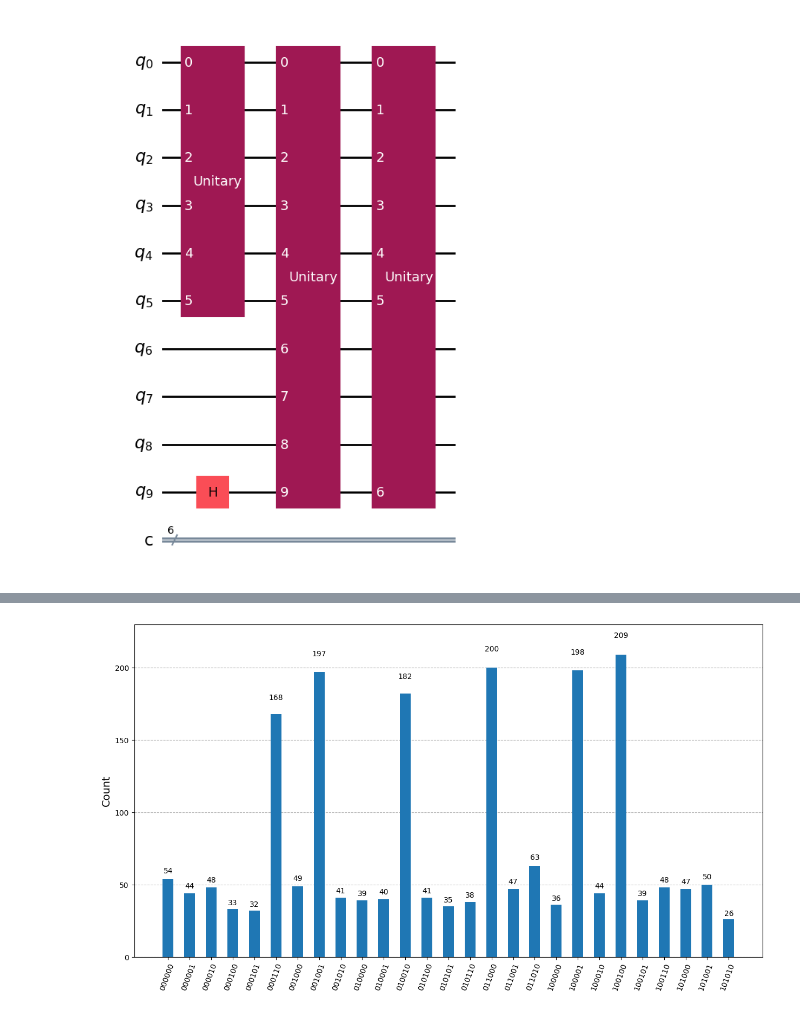
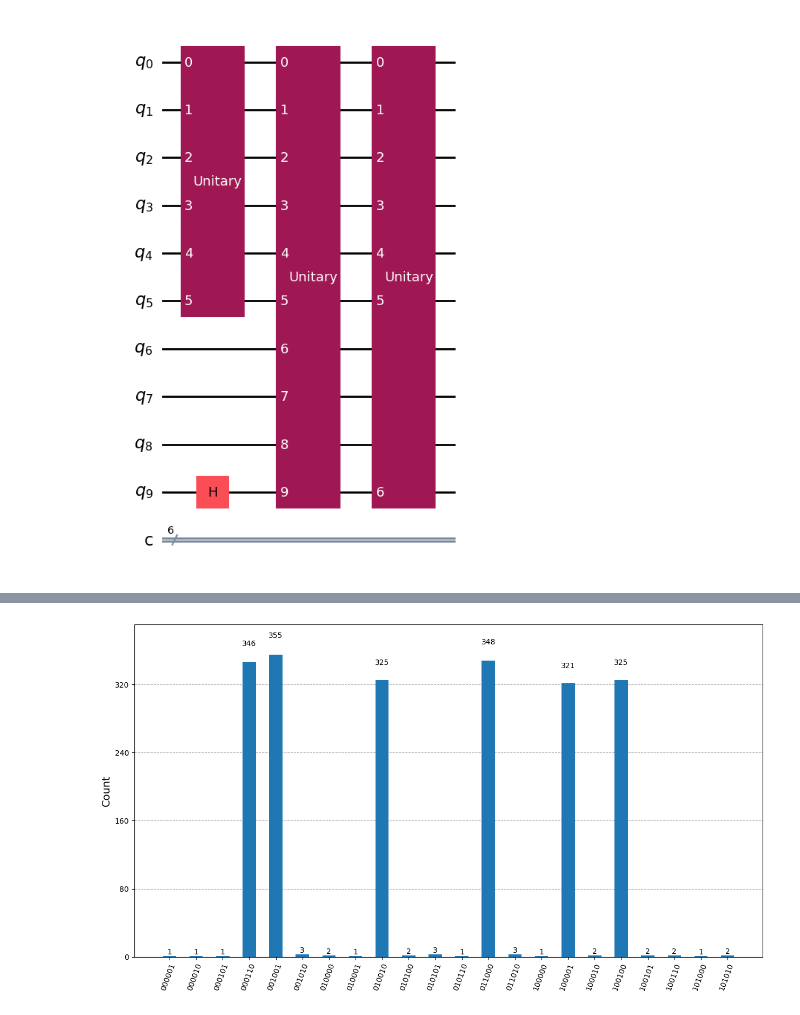
Before and after one commit to default741/graph-coloring-quantum-circuits, a Jupyter notebook: notebooks/06-general-graph-coloring-grover-search.ipynb, the cells around one changed output, grey strips where cells are left out. Cells and saved outputs as stored; diff of their text form; code cells hidden in the pictures.

```diff
--- a/notebooks/06-general-graph-coloring-grover-search.ipynb
+++ b/notebooks/06-general-graph-coloring-grover-search.ipynb
@@ -248,25 +290,43 @@ Utils.simulate(circuit=circuit, num_shots=4096)
 # %%
 from qiskit import QuantumCircuit, QuantumRegister, ClassicalRegister
 
-num_iter = Utils.get_num_iter(num_qubits=(problem.num_qubits - problem.num_edges), num_solutions=24)
+# Define constants for qubit layout
+num_qubits = problem.num_qubits
+num_vertex_qubits = problem.num_vertices * 2
+output_qubit_index = num_qubits - 1
+vertex_qubit_indices = list(range(num_vertex_qubits))
+
+# Calculate optimal number of Grover iterations
+num_iter = Utils.get_num_iter(
+    num_qubits=(num_qubits - problem.num_edges),  # Exclude ancilla qubits
+    num_solutions=24
+)
 print(f"Number of Iterations: {num_iter}")
 
-q_regs = QuantumRegister(problem.num_qubits, name='q')
-c_regs = ClassicalRegister(problem.num_vertices * 2, name='c')
-
-oracle_operator = GroversSearch.grover_oracle(num_qubits=problem.num_qubits,
-                                num_vertices=num_vertices, edges_list=edges_list)
-diffusion_op = GroversSearch.diffusion_operator(num_vertices=num_vertices)
-
+# Create quantum and classical registers
+q_regs = QuantumRegister(num_qubits, name='q')
+c_regs = ClassicalRegister(num_vertex_qubits, name='c')
 circuit = QuantumCircuit(q_regs, c_regs)
 
-circuit.h(q_regs[:num_vertices * 2])
-circuit.h(q_regs[-1])
+# Prepare initial superposition
+circuit.h([q_regs[i] for i in vertex_qubit_indices])  # Vertex color qubits
+circuit.h(q_regs[output_qubit_index])                 # Output qubit
 
+# Generate oracle and diffusion operators
+oracle_operator = GroversSearch.grover_oracle(
+    num_qubits=num_qubits,
+    num_vertices=problem.num_vertices,
+    edges_list=problem.edges_list
+)
+
+diffusion_operator = GroversSearch.diffusion_operator(num_vertices=problem.num_vertices)
+
+# Apply Grover iterations
 for _ in range(num_iter):
     circuit.append(oracle_operator, q_regs)
-    circuit.append(diffusion_op, list(range(num_vertices * 2)) + [problem.num_qubits - 1])
+    circuit.append(diffusion_operator, vertex_qubit_indices + [output_qubit_index])
 
+# Visualize the circuit
 circuit.draw("mpl")
 # %% [output]
 Number of Iterations: 1
@@ -337,4 +445,5 @@ Number of Iterations: 2
 # %%
-Utils.simulate(circuit=circuit, num_shots=2048)
+# Simulate and Plot Results
+Utils.simulate(circuit=circuit, qubit_count=num_vertex_qubits, num_shots=2048)
 # %% [output]
-[figure, old version]
+[figure, new version]
```
Also changed, not shown: parts of 25 cells of this notebook, 1 other file.
